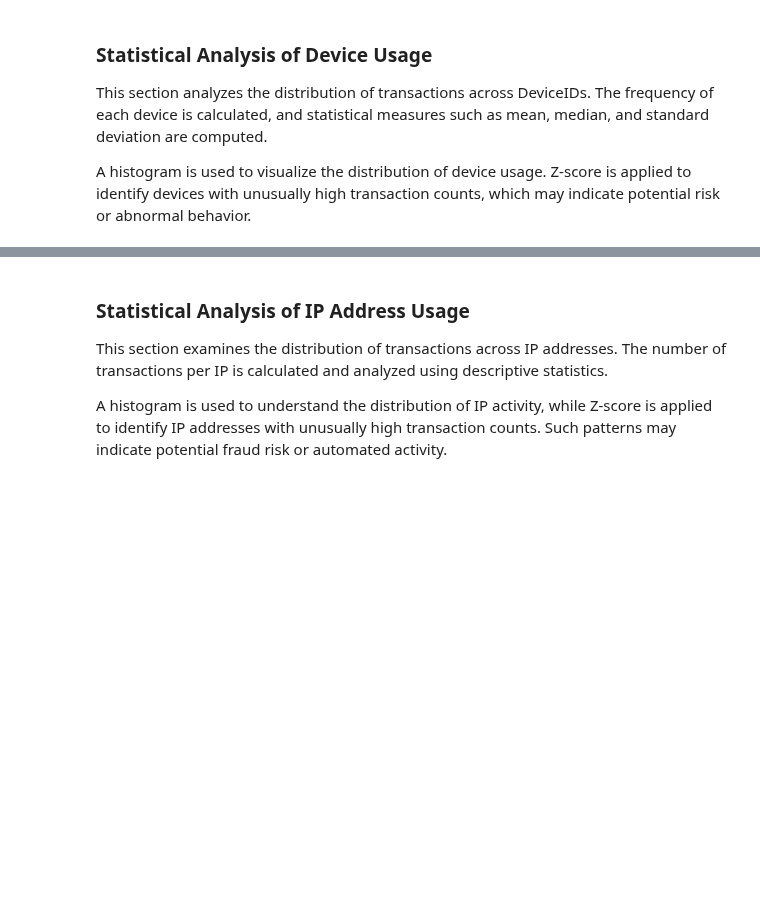
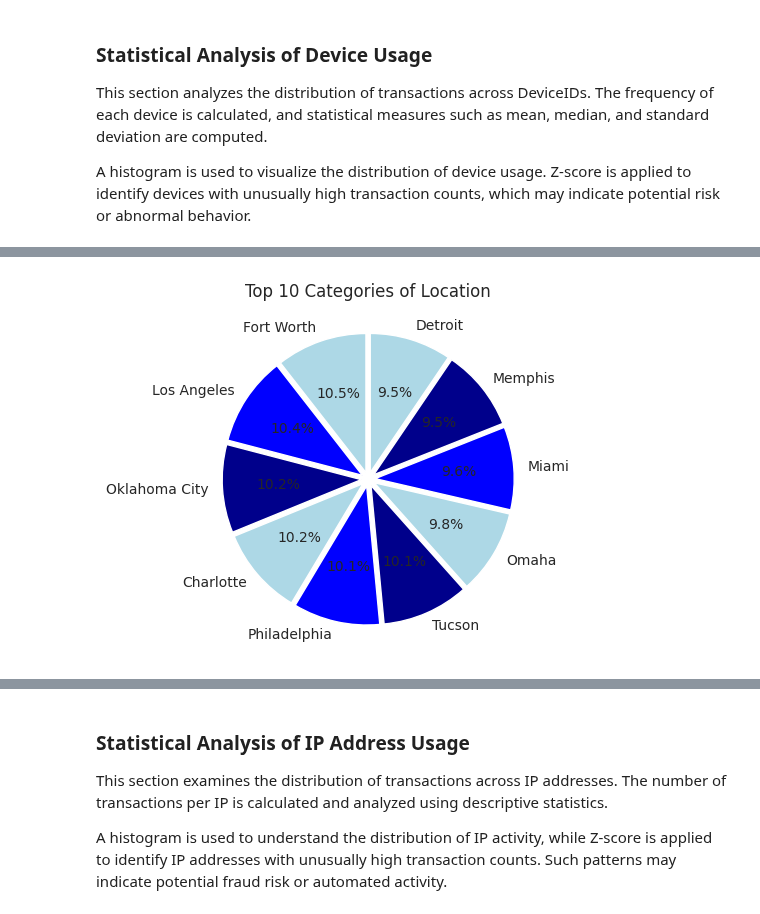
Before and after one commit to marghistani22/Data_Engineering, a Jupyter notebook: Untitled1.ipynb, the cells around one changed output, grey strips where cells are left out. Saved outputs shown, nothing was run; the diff lists cells and outputs as text; code cells hidden in the pictures; blank space fills up the shorter version.

```diff
--- a/Untitled1.ipynb
+++ b/Untitled1.ipynb
@@ -449,0 +522,24 @@ Series([], Name: count, dtype: int64)
+# %%
+def plot_top_categories_pie_chart(column_name, data=df, palette='YlOrBr'):
+    plt.figure(figsize=(8, 4))
+
+    top_categories = data[column_name].value_counts().nlargest(10)
+
+    # Blue shades
+    colors = ['lightblue', 'blue', 'darkblue'] * 4
+
+    top_categories.plot.pie(
+        autopct='%1.1f%%',
+        colors=colors[:len(top_categories)],
+        startangle=90,
+        explode=[0.05] * len(top_categories)
+    )
+
+    plt.title(f'Top 10 Categories of {column_name}')
+    plt.ylabel('')
+    plt.tight_layout()
+    plt.show()
+
+plot_top_categories_pie_chart('Location')
+# %% [output]
+[figure, added]
```
Also changed, not shown: parts of 57 cells of this notebook.
